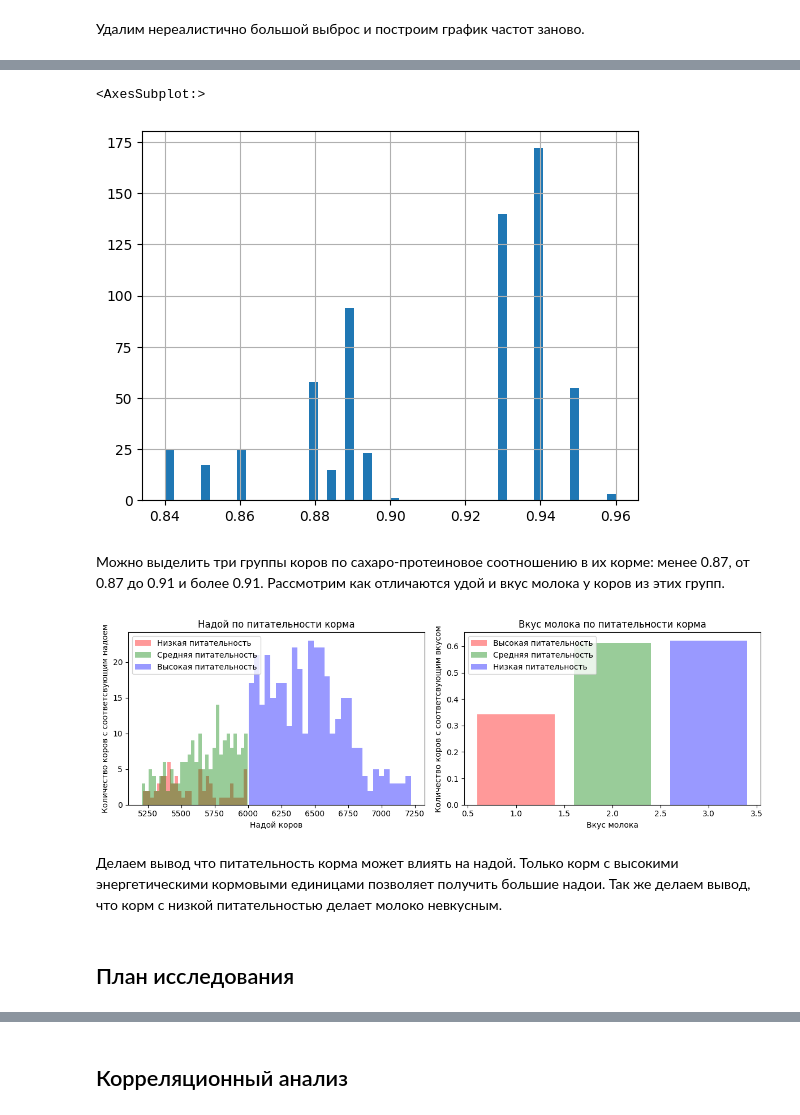
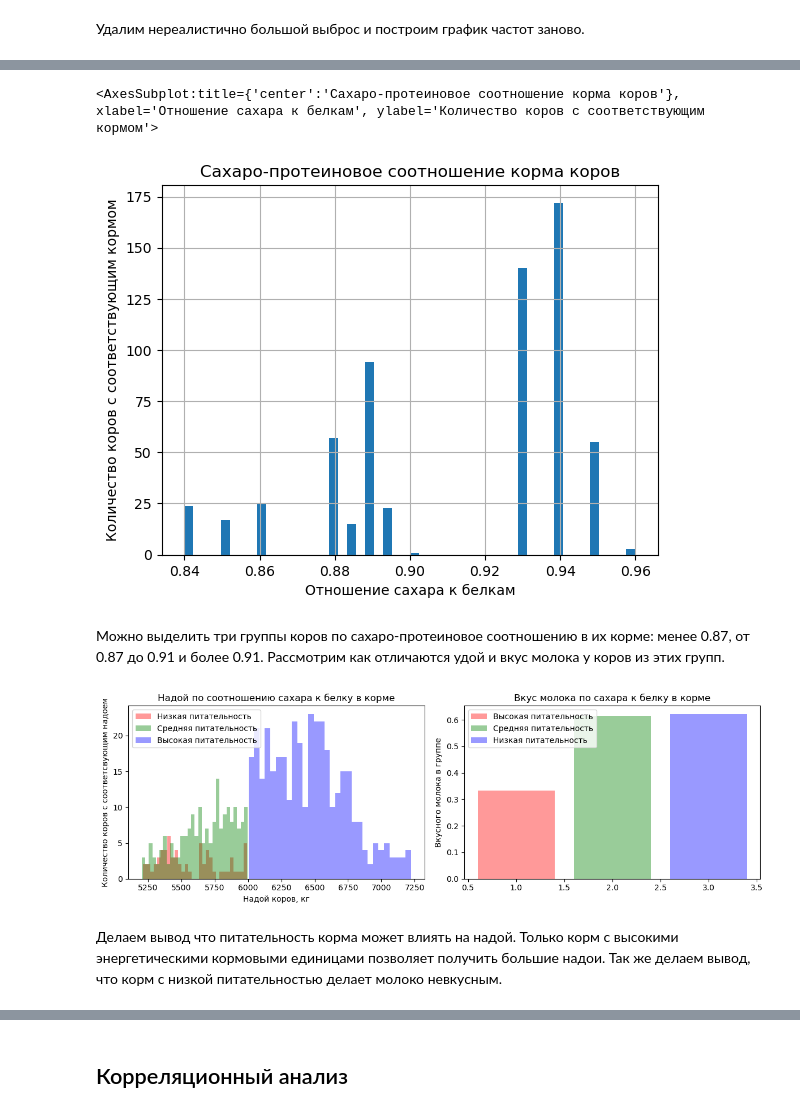
Before and after one commit to EvanderLatine/DS_Practicum, a Jupyter notebook: Ferm_Predictions/research.ipynb, the cells around one changed output, grey strips where cells are left out. Saved outputs shown, nothing was run; the diff lists cells and outputs as text; code cells hidden in the pictures.

```diff
--- a/Ferm_Predictions/research.ipynb
+++ b/Ferm_Predictions/research.ipynb
@@ -429,0 +422,7 @@ own_herd["EFU"].hist(bins=50)
+# %%
+own_herd = own_herd[own_herd["EFU"] > 11.5]
+_, ax = plt.subplots()
+ax.set_title('Питательность корма коров')
+ax.set_xlabel("Питательность корма")
+ax.set_ylabel("Количество коров с соответствующим кормом")
+own_herd["EFU"].hist(bins=50)
@@ -430,8 +432,12 @@ own_herd["EFU"].hist(bins=50)
 # %%
+_, ax = plt.subplots()
+ax.set_title('Сахаро-протеиновое соотношение корма коров')
+ax.set_xlabel("Отношение сахара к белкам")
+ax.set_ylabel("Количество коров с соответствующим кормом")
 own_herd["SPR"].hist(bins=50)
 # %% [output]
-<AxesSubplot:>
+<AxesSubplot:title={'center':'Сахаро-протеиновое соотношение корма коров'}, xlabel='Отношение сахара к белкам', ylabel='Количество коров с соответствующим кормом'>
-[figure, old version]
+[figure, new version]
 # %% [markdown]
 Можно выделить три группы коров по сахаро-протеиновое соотношению в их корме: менее 0.87, от 0.87 до 0.91 и более 0.91. Рассмотрим как отличаются удой и вкус молока у коров из этих групп.
 # %%
@@ -443,24 +449,21 @@ fig, (ax1, ax2) = plt.subplots(1, 2, figsize=(12, 4))
 line11 = ax1.hist(low_SPR["yield"], bins=30, alpha = 0.4, color= 'r')
 line12 = ax1.hist(mid_SPR["yield"], bins=30, alpha = 0.4, color= 'g')
 line13 = ax1.hist(high_SPR["yield"], bins=30, alpha = 0.4, color= 'b')
-ax1.set_title('Надой по питательности корма')
-ax1.set_xlabel("Надой коров")
+ax1.set_title('Надой по соотношению сахара к белку в корме')
+ax1.set_xlabel("Надой коров, кг")
 ax1.set_ylabel("Количество коров с соответсвующим надоем")
 ax1.legend(['Низкая питательность', 'Средняя питательность', 'Высокая питательность'])
 
 line21 = ax2.bar(1, low_SPR[low_SPR["is_milk_tasty"]].shape[0] / low_SPR.shape[0], color= 'r', alpha = 0.4)
 line22 = ax2.bar(2, mid_SPR[mid_SPR["is_milk_tasty"]].shape[0] / mid_SPR.shape[0], color= 'g', alpha = 0.4)
 line23 = ax2.bar(3, high_SPR[high_SPR["is_milk_tasty"]].shape[0] / high_SPR.shape[0], color= 'b', alpha = 0.4)
-ax2.set_title('Вкус молока по питательности корма')
-ax2.set_xlabel("Вкус молока")
-ax2.set_ylabel("Количество коров с соответсвующим вкусом")
+ax2.set_title('Вкус молока по сахара к белку в корме')
+ax2.set_ylabel("Вкусного молока в группе")
 ax2.legend(['Высокая питательность', 'Средняя питательность', 'Низкая питательность'])
 
 plt.tight_layout()
 plt.show()
 # %% [output]
-[figure, old version]
+[figure, new version]
 # %% [markdown]
 Делаем вывод что питательность корма может влиять на надой. Только корм с высокими энергетическими кормовыми единицами позволяет получить большие надои. Так же делаем вывод, что корм с низкой питательностью делает молоко невкусным.
-# %% [markdown]
-## План исследования
```
Also changed, not shown: parts of 52 cells of this notebook.
